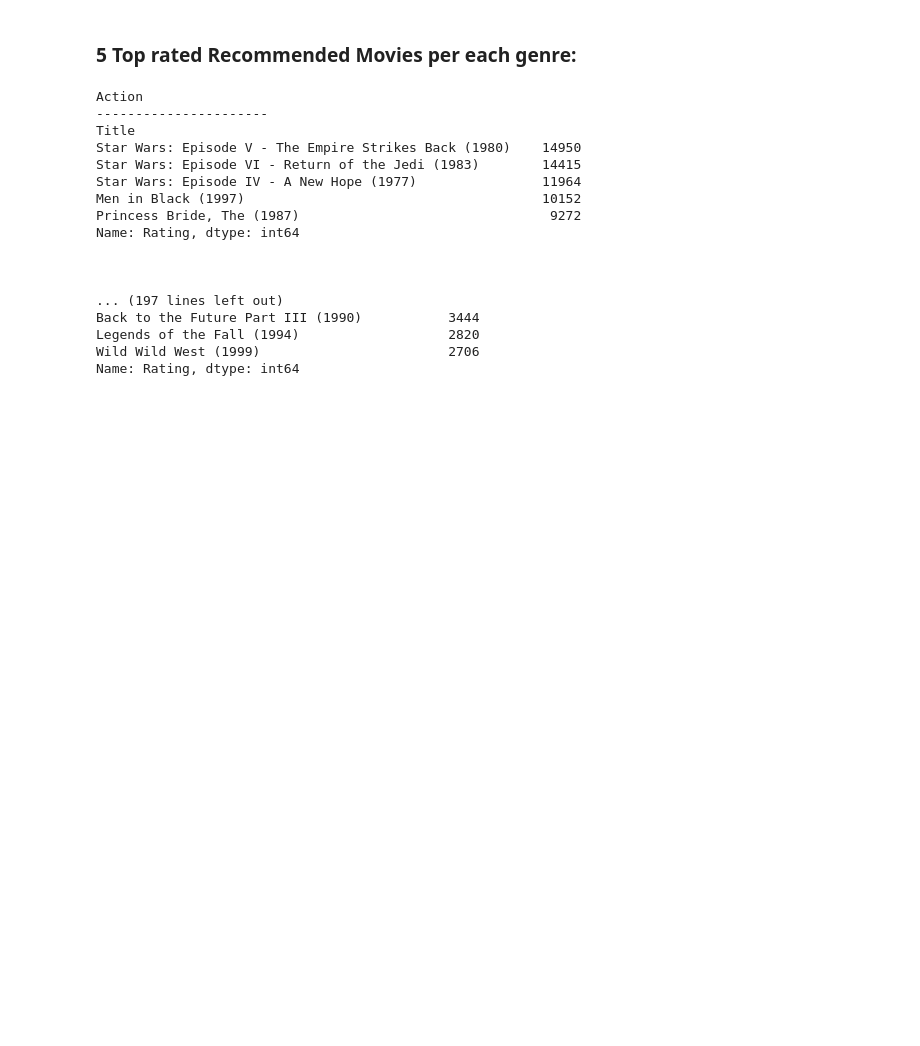
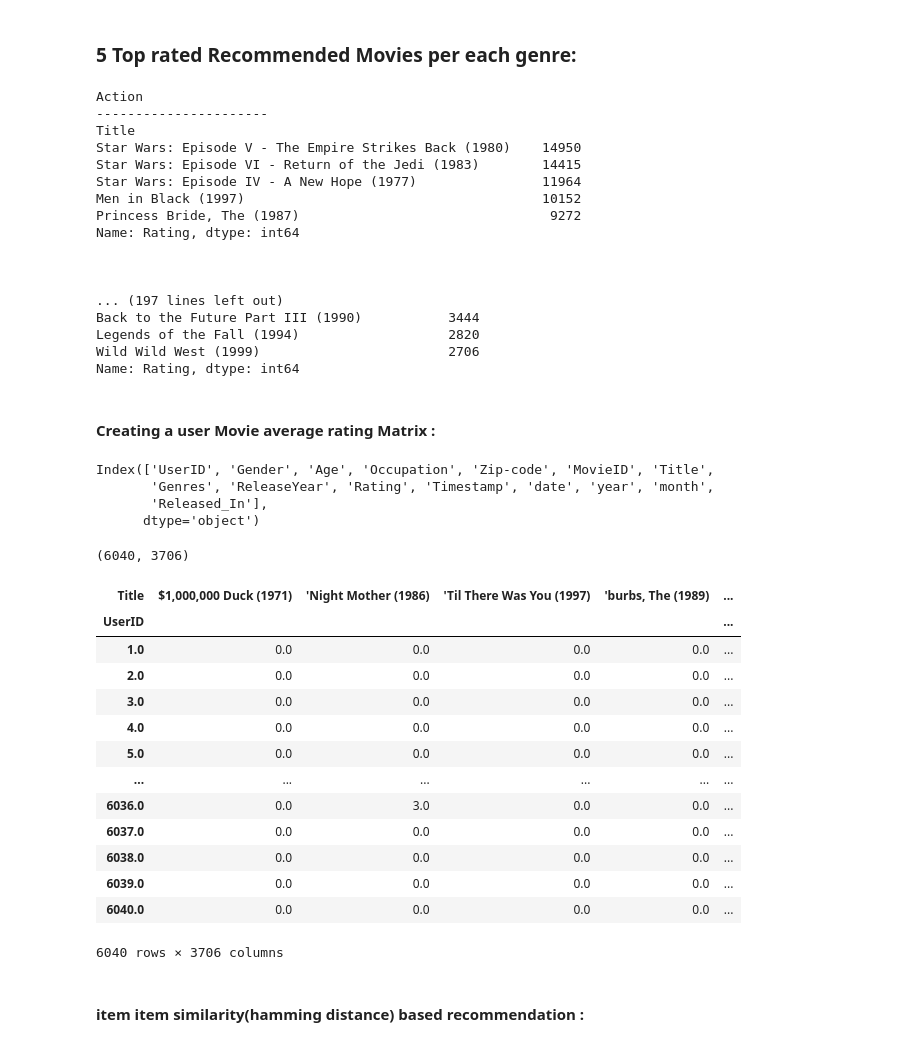
Before and after one commit to anidec25/Linear-Regression, a Jupyter notebook: Recommender System/zee_casestudy.ipynb, the cells around one changed output. Cells and saved outputs as stored; diff of their text form; code cells hidden in the pictures; blank space fills up the shorter version.

```diff
--- a/Recommender System/zee_casestudy.ipynb
+++ b/Recommender System/zee_casestudy.ipynb
@@ -905,3 +906,39 @@ Back to the Future Part III (1990)           3444
 Legends of the Fall (1994)                   2820
 Wild Wild West (1999)                        2706
 Name: Rating, dtype: int64
+# %% [markdown]
+#### Creating a user Movie average rating Matrix :
+# %%
+df_.columns
+# %% [output]
+Index(['UserID', 'Gender', 'Age', 'Occupation', 'Zip-code', 'MovieID', 'Title',
+       'Genres', 'ReleaseYear', 'Rating', 'Timestamp', 'date', 'year', 'month',
+       'Released_In'],
+      dtype='object')
+# %%
+user_movie_rating_matrix = pd.pivot_table(df_,index = "UserID",
+               columns = "Title",
+               values = "Rating",
+               aggfunc = "mean").fillna(0)
+user_movie_rating_matrix.shape
+# %% [output]
+(6040, 3706)
+# %%
+user_movie_rating_matrix
+# %% [output]
+| Title | $1,000,000 Duck (1971) | 'Night Mother (1986) | 'Til There Was You (1997) | 'burbs, The (1989) | ... |
+| UserID |  |  |  |  | ... |
+| 1.0 | 0.0 | 0.0 | 0.0 | 0.0 | ... |
+| 2.0 | 0.0 | 0.0 | 0.0 | 0.0 | ... |
+| 3.0 | 0.0 | 0.0 | 0.0 | 0.0 | ... |
+| 4.0 | 0.0 | 0.0 | 0.0 | 0.0 | ... |
+| 5.0 | 0.0 | 0.0 | 0.0 | 0.0 | ... |
+| ... | ... | ... | ... | ... | ... |
+| 6036.0 | 0.0 | 3.0 | 0.0 | 0.0 | ... |
+| 6037.0 | 0.0 | 0.0 | 0.0 | 0.0 | ... |
+| 6038.0 | 0.0 | 0.0 | 0.0 | 0.0 | ... |
+| 6039.0 | 0.0 | 0.0 | 0.0 | 0.0 | ... |
+| 6040.0 | 0.0 | 0.0 | 0.0 | 0.0 | ... |
+6040 rows × 3706 columns
+# %% [markdown]
+#### item item similarity(hamming distance) based recommendation :
```
Also changed, not shown: parts of 63 cells of this notebook.
